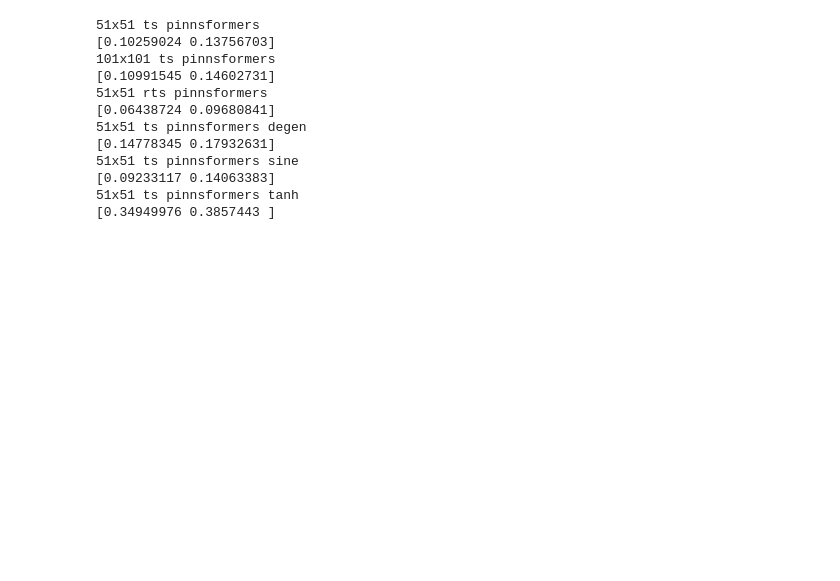
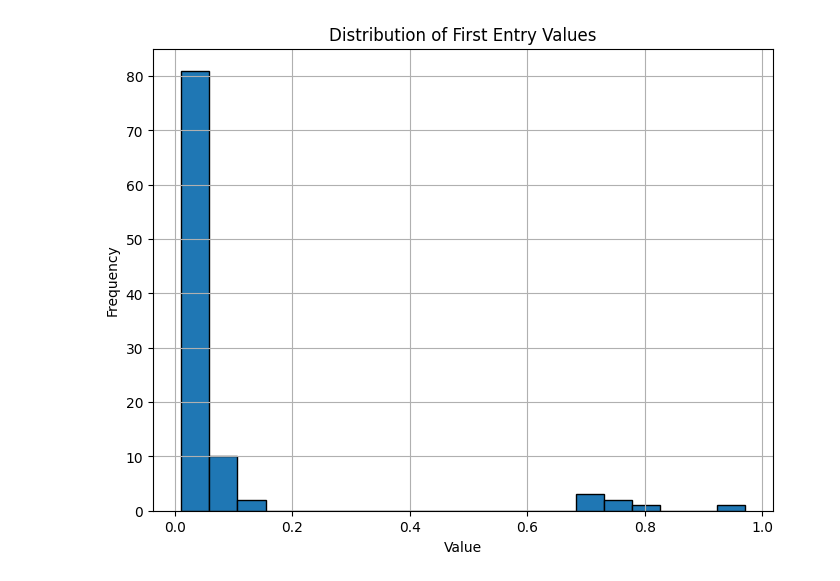
Before and after one commit to Jarato/pinnsformer, a Jupyter notebook: experiments/1d_reaction/pinnformer_ts/analysis.ipynb, the cells around one changed output. Saved outputs shown, nothing was run; the diff lists cells and outputs as text; code cells hidden in the pictures; blank space fills up the shorter version.

```diff
--- a/experiments/1d_reaction/pinnformer_ts/analysis.ipynb
+++ b/experiments/1d_reaction/pinnformer_ts/analysis.ipynb
@@ -64,2 +177,11 @@ array(['1566.5003662109375', '259313.484375', '15.604938507080078', ...,
+# %%
+experiment_name = "PINNFORMER_VAR_TS_LBFGS_200"
+data_path = os.path.join(base_dir, 'results', experiment_name, 'OnlyEncoder', "PINNsformerOnlyEncoder")
+
+#analysis_path = os.path.join(base_dir, 'analysis', experiment_name)
+# %%
+histogram(rmae_by_model(data_path))
+# %% [output]
+[figure, added]
 # %%
 def histogram(data, title = "Distribution of First Entry Values"):
@@ -95,26 +208,0 @@ data51_tanh_pinnsformers = load_full_data(data51tanh_path)
-# %%
-print("51x51 ts pinnsformers")
-print(np.mean(data51_pinnsformers, axis=0))
-print("101x101 ts pinnsformers")
-print(np.mean(data101_pinnsformers, axis=0))
-print("51x51 rts pinnsformers")
-print(np.mean(data51rts_pinnsformers, axis=0))
-print("51x51 ts pinnsformers degen")
-print(np.mean(data51degen_pinnsformers, axis=0))
-print("51x51 ts pinnsformers sine")
-print(np.mean(data51_sine_pinnsformers, axis=0))
-print("51x51 ts pinnsformers tanh")
-print(np.mean(data51_tanh_pinnsformers, axis=0))
-# %% [output]
-51x51 ts pinnsformers
-[0.10259024 0.13756703]
-101x101 ts pinnsformers
-[0.10991545 0.14602731]
-51x51 rts pinnsformers
-[0.06438724 0.09680841]
-51x51 ts pinnsformers degen
-[0.14778345 0.17932631]
-51x51 ts pinnsformers sine
-[0.09233117 0.14063383]
-51x51 ts pinnsformers tanh
-[0.34949976 0.3857443 ]
```
Also changed, not shown: parts of 37 cells of this notebook, 47 other files.
